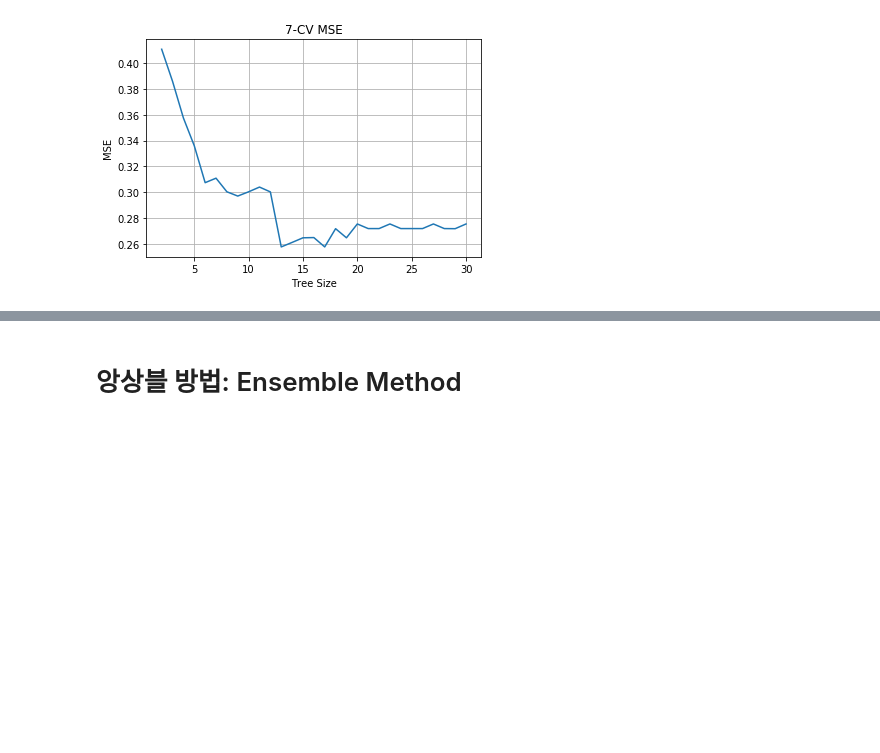
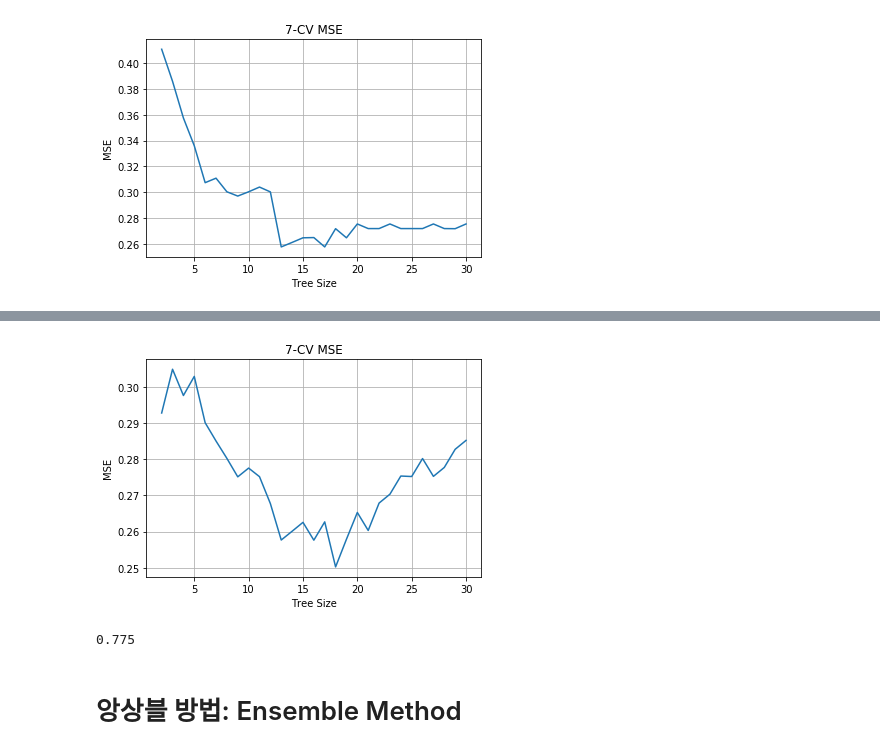
Before and after one commit to hanbinleejoy/anaconda-python, a Jupyter notebook: python_fundamental/04_Machine_Learning/ML_03_2_Ensemble_Method_Carseats.ipynb, the cells around one changed output, grey strips where cells are left out. Saved outputs shown, nothing was run; the diff lists cells and outputs as text; code cells hidden in the pictures; blank space fills up the shorter version.

```diff
--- a/python_fundamental/04_Machine_Learning/ML_03_2_Ensemble_Method_Carseats.ipynb
+++ b/python_fundamental/04_Machine_Learning/ML_03_2_Ensemble_Method_Carseats.ipynb
@@ -141,0 +191,17 @@ plt.grid(True)
+# %%
+Carseats['High'] = Carseats["Sales"].apply(lambda x : 0 if x<=8 else 1)
+
+# one-hot-encoding
+Carseats_enc = pd.get_dummies(Carseats, drop_first=True)
+
+X = Carseats_enc.drop(['Sales', 'High'], axis=1)
+y = Carseats_enc["High"]
+
+# 15개 잎으로 제한.
+X_train, X_test, y_train, y_test = train_test_split(X, y, test_size=0.30, random_state=1234)
+clf_tree = tree.DecisionTreeClassifier(max_leaf_nodes=15)
+clf_tree.fit(X_train, y_train)
+
+y_pred = clf_tree.predict(X_test)
+
+accuracy_score(y_test, y_pred)
@@ -142,3 +219,33 @@ plt.grid(True)
+# %%
+tree_sizes = range(2, 31)
+
+MSE_scores = []
+# 7 으로..7-fold
+# 여기서는 원본에서 다시 자기가 알아서 cv해주는 것이니 이에서 한 train/test로 들어가는게 아님!!!
+for size in tree_sizes:
+    clf_tree = tree.DecisionTreeClassifier(max_leaf_nodes=size, random_state=1234)
+    MSE_s = 1-cross_val_score(clf_tree, X, y, cv=7, scoring='accuracy')
+    MSE_scores.append(np.mean(MSE_s))
+
+# plot CV-MSE as tree size gets bigger
+plt.plot(tree_sizes, MSE_scores)
+plt.title('7-CV MSE')
+plt.xlabel('Tree Size')
+plt.ylabel('MSE')
+plt.grid(True)
+# %% [output]
+[figure, added]
+# %%
+# 18개 잎으로 제한.
+X_train, X_test, y_train, y_test = train_test_split(X, y, test_size=0.30, random_state=1234)
+clf_tree = tree.DecisionTreeClassifier(max_leaf_nodes=18)
+clf_tree.fit(X_train, y_train)
+
+y_pred = clf_tree.predict(X_test)
+
+print (accuracy_score(y_test, y_pred))
+# %% [output]
+0.775
 # %% [markdown]
 # 앙상블 방법: Ensemble Method
 # %% [markdown]
```
Also changed, not shown: parts of 9 cells of this notebook, 4 other files.
